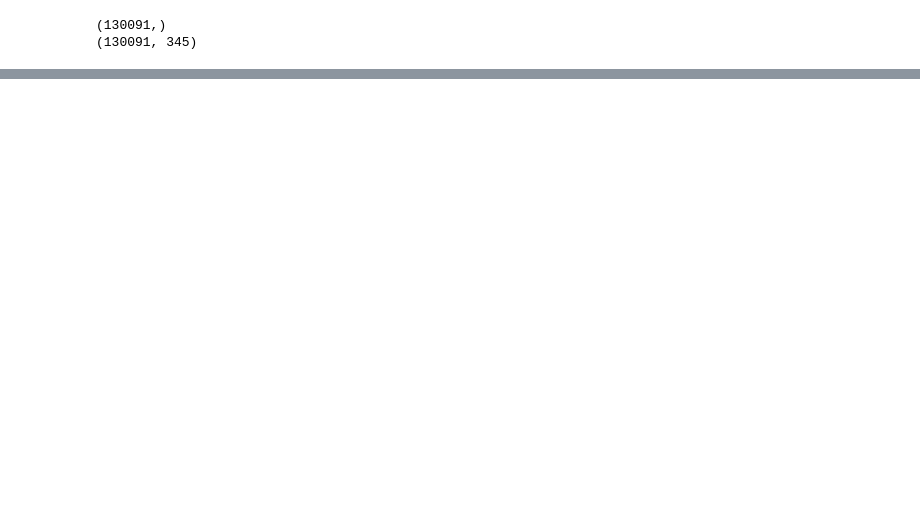
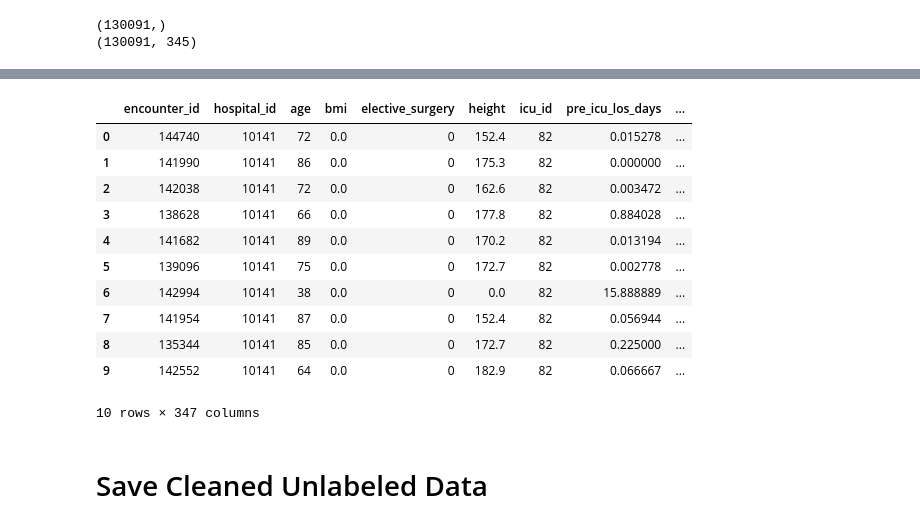
Before and after one commit to DaisyXinyiHe/diabetes_mellitus_predict, a Jupyter notebook: pre_processing.ipynb, the cells around one changed output, grey strips where cells are left out. Drawn from its saved outputs; the diff is of its cells as text; code cells hidden in the pictures; blank space fills up the shorter version.

```diff
--- a/pre_processing.ipynb
+++ b/pre_processing.ipynb
@@ -271,0 +441,4 @@ print(training_data.shape)
+# %%
+# Putting all "nan" in ethnicity to "other/unknown"
+nanindex = unlabeled_data['ethnicity'].index[unlabeled_data['ethnicity'].apply(pd.isnull)]
+unlabeled_data['ethnicity'].iloc[nanindex] = 'Other/Unknown'
@@ -271,0 +450,5 @@ print(training_data.shape)
+# %%
+# Delete the rows if they have nan values in "gender". This is only 66 rows
+nanindex = unlabeled_data['gender'].index[unlabeled_data['gender'].apply(pd.isnull)]
+unlabeled_data = unlabeled_data.drop(nanindex)
+print(unlabeled_data.shape)
@@ -271,0 +474,3 @@ print(training_data.shape)
+# %%
+# Get dummy variable for categorical data
+unlabeled_data = pd.get_dummies(data=unlabeled_data, columns=['ethnicity','gender','icu_stay_type','icu_type'])
@@ -271,0 +487,19 @@ print(training_data.shape)
+# %%
+unlabeled_data = unlabeled_data.fillna(0)
+# %%
+unlabeled_data.head(10)
+# %% [output]
+|  | encounter_id | hospital_id | age | bmi | elective_surgery | height | icu_id | pre_icu_los_days | ... |
+| 0 | 144740 | 10141 | 72 | 0.0 | 0 | 152.4 | 82 | 0.015278 | ... |
+| 1 | 141990 | 10141 | 86 | 0.0 | 0 | 175.3 | 82 | 0.000000 | ... |
+| 2 | 142038 | 10141 | 72 | 0.0 | 0 | 162.6 | 82 | 0.003472 | ... |
+| 3 | 138628 | 10141 | 66 | 0.0 | 0 | 177.8 | 82 | 0.884028 | ... |
+| 4 | 141682 | 10141 | 89 | 0.0 | 0 | 170.2 | 82 | 0.013194 | ... |
+| 5 | 139096 | 10141 | 75 | 0.0 | 0 | 172.7 | 82 | 0.002778 | ... |
+| 6 | 142994 | 10141 | 38 | 0.0 | 0 | 0.0 | 82 | 15.888889 | ... |
+| 7 | 141954 | 10141 | 87 | 0.0 | 0 | 152.4 | 82 | 0.056944 | ... |
+| 8 | 135344 | 10141 | 85 | 0.0 | 0 | 172.7 | 82 | 0.225000 | ... |
+| 9 | 142552 | 10141 | 64 | 0.0 | 0 | 182.9 | 82 | 0.066667 | ... |
+10 rows × 347 columns
+# %% [markdown]
+# Save Cleaned Unlabeled Data
```
Also changed, not shown: parts of 28 cells of this notebook.
